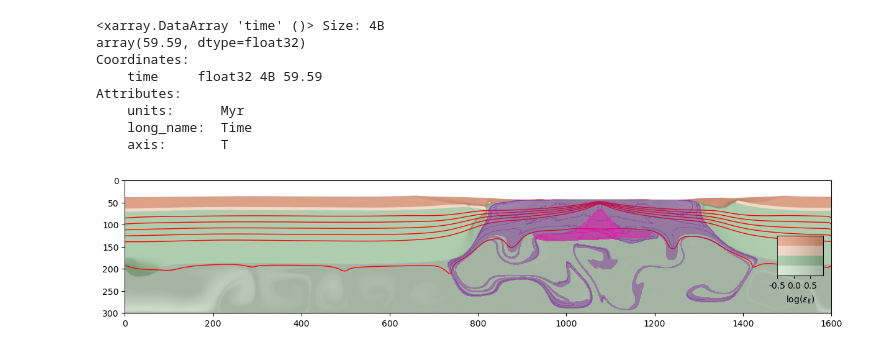
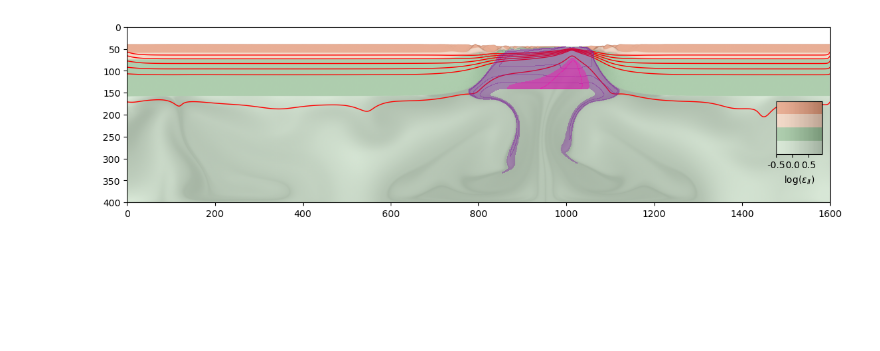
Before and after one commit to jopmas/rifting_melt, a Jupyter notebook: plot_frame.ipynb, the cells around one changed output. Saved outputs shown, nothing was run; the diff lists cells and outputs as text; code cells hidden in the pictures; blank space fills up the shorter version.

Commit message:
plot_frame and frames generator

```diff
--- a/plot_frame.ipynb
+++ b/plot_frame.ipynb
@@ -30,7 +30,9 @@ machine_path = f'/{path[1]}/{path[2]}' #cat the /home/user/ or /Users/user from
 #     sys.path.remove('')
 from functions.mandyocIO import read_datasets, change_dataset, plot_property, find_nearest
 # %%
-model_path = '/Users/joao_macedo/Desktop/RFT_Tp1400oC'
+# model_path = '/Users/joao_macedo/Desktop/RFT_Tp1400oC'
+# model_path = '/Users/joao_macedo/Desktop/ACCme_Tp1350oC_litwo'
+model_path = f"/Users/joao_macedo/Desktop/Rifting_Article/Group1/old_Ho35W1"
 model_name = model_path.split('/')[-1]
 output_path = '_output'
 print(f"Model name: {model_name}\n")
@@ -165,16 +157,5 @@ dataset.Phi.isel(time=idx).max(), dataset.Phi.isel(time=idx).min()
-# %%
-dataset.time.isel(time=idx)
-# %% [output]
-<xarray.DataArray 'time' ()> Size: 4B
-array(59.59, dtype=float32)
-Coordinates:
-    time     float32 4B 59.59
-Attributes:
-    units:      Myr
-    long_name:  Time
-    axis:       T
 # %%
-time_to_plot = 60
+time_to_plot = 30
 idx = find_nearest(dataset.time.values, time_to_plot)
 
 cr = 255.
@@ -186,7 +167,9 @@ color_lit = (155./cr,194./cr,155./cr) # 1
 color_ast = (207./cr,226./cr,205./cr) # 0
 
 
-colors = [color_ast,color_lit,color_lc,color_uc,color_bas,color_air]
+colors = [color_ast,color_lit,color_lc,color_uc,
+        #   color_bas,
+          color_air]
 
 #Creating a custom colormap according to the list of colors defined above.
 # This colormap will be used to plot the lithology mesh, where each lithology type is represented by a specific color.
@@ -202,7 +185,7 @@ fig, axs = plt.subplots(1, 1, figsize=(12, 3), constrained_layout=True)
 litho_data = lithology_dataset.lithology.isel(time=idx).to_numpy()[::-1,:]
 axs.imshow(litho_data, extent=[0, Lx, Lz, 0], cmap=cmap, vmin=0, vmax=5, alpha=1.0)
 axs.imshow(np.log10(dataset.strain.isel(time=idx)[::-1,:]), extent=[0,Lx,Lz,0], cmap="Greys", vmin=-0.5, vmax=0.9, alpha=0.2)
-axs.contour(dataset.temperature.isel(time=idx)[::-1,:], levels=[500, 600, 700,800, 900, 1300], colors='r', linewidths=1.0)
+axs.contour(xx, zz, dataset.temperature.isel(time=idx)[::,:], levels=[500, 600, 700,800, 900, 1300], colors='r', linewidths=1.0)
 
 incremental_melt = dataset.dPhi.isel(time=idx).to_numpy()[::,:]
 melt = dataset.Phi.isel(time=idx).to_numpy()[::,:]
@@ -249,31 +232,31 @@ yA = np.linspace(0, 1.5, 100)
 
 xxA, yyA = np.meshgrid(xA, yA)
 air_threshold = 200
 bv1.contourf(
     xxA,
     yyA,
     A,
     levels=[air_threshold, 2750, 2900, 3365, 3900],
     colors=[color_uc, color_lc, color_lit, color_ast],
     extent=[-0.5, 0.9, 0, 1.5]
 )
 
 bv1.imshow(
     xxA[::-1, :],
     extent=[-0.5, 0.9, 0, 1.5],
     zorder=100,
     alpha=0.2,
     cmap=plt.get_cmap("Greys"),
     vmin=-0.5,
     vmax=0.9,
     aspect='auto'
 )
 
 bv1.set_yticklabels([])
 bv1.set_xlabel(r"log$(\varepsilon_{II})$", size=10)
 bv1.tick_params(axis='x', which='major', labelsize=10)
 bv1.set_xticks([-0.5, 0, 0.5])
 bv1.set_yticks([])
 bv1.xaxis.set_major_formatter(FormatStrFormatter('%.1f'))
 # %% [output]
-[figure, old version]
+[figure, new version]
```
Also changed, not shown: parts of 7 cells of this notebook, 2 other files.
